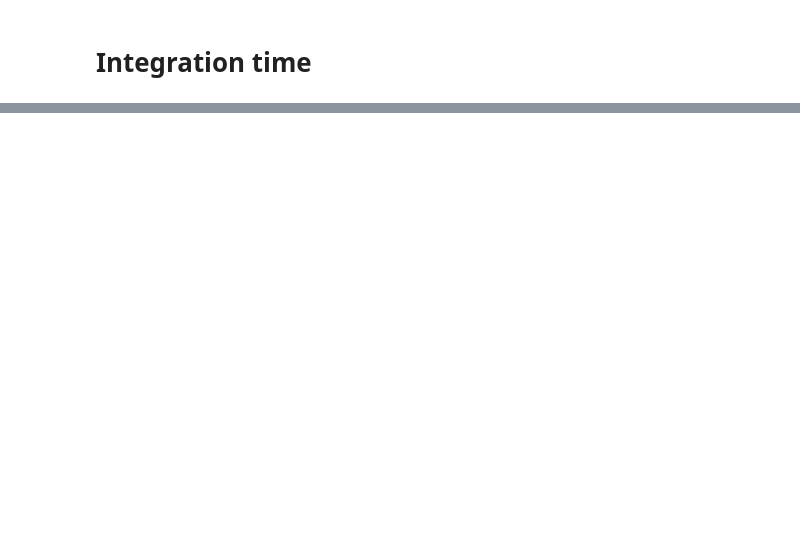
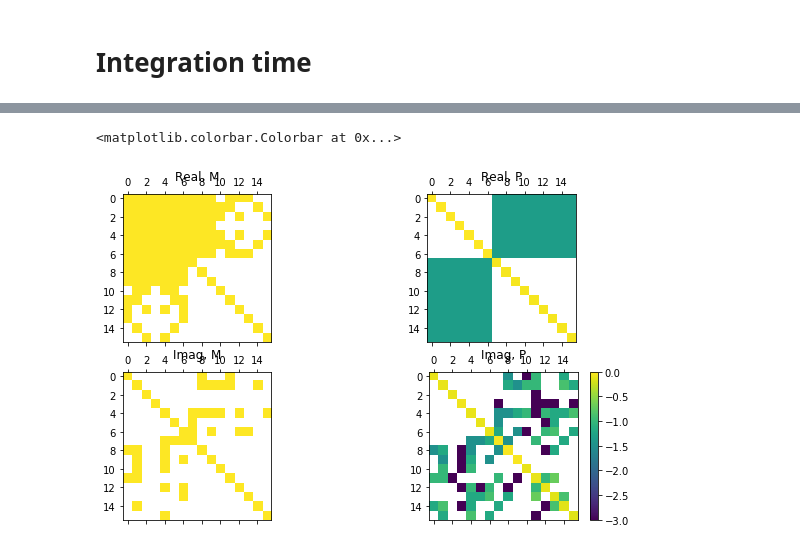
Before and after one commit to dgorthi/Notes, a Jupyter notebook: Array Configurations.ipynb, the cells around one changed output, grey strips where cells are left out. Drawn from its saved outputs; the diff is of its cells as text; code cells hidden in the pictures; blank space fills up the shorter version.

```diff
--- a/Array Configurations.ipynb
+++ b/Array Configurations.ipynb
@@ -176,0 +171,6 @@ plt.show()
+# %%
+pi_s_real = np.asarray([1 if s>10**-11 else 0 for s in Sr])
+pi_s_imag = np.asarray([1 if s>10**-11 else 0 for s in Si])
+# %%
+Pr = np.einsum('nm,m,mp->np',Ur,pi_s_real,Vr)
+Pi = np.einsum('nm,m,mp->np',Ui,pi_s_imag,Vi)
@@ -176,0 +199,19 @@ plt.show()
+# %%
+import warnings
+warnings.filterwarnings('ignore')
+
+fig,ax = plt.subplots(2,2)
+
+im= ax[0][0].matshow(np.log10(Mr),vmax=0,vmin=-3,cmap='viridis')
+ax[0][0].set_title('Real, M')
+im= ax[0][1].matshow(np.log10(Pr),vmax=0,vmin=-3,cmap='viridis')
+ax[0][1].set_title('Real, P')
+
+im= ax[1][0].matshow(np.log10(Mi),vmax=0,vmin=-3,cmap='viridis')
+ax[1][0].set_title('Imag, M')
+im= ax[1][1].matshow(np.log10(Pi),vmax=0,vmin=-3,cmap='viridis')
+ax[1][1].set_title('Imag, P')
+fig.colorbar(im)
+# %% [output]
+<matplotlib.colorbar.Colorbar at 0x...>
+[figure, added]
```
Also changed, not shown: parts of 8 cells of this notebook.
